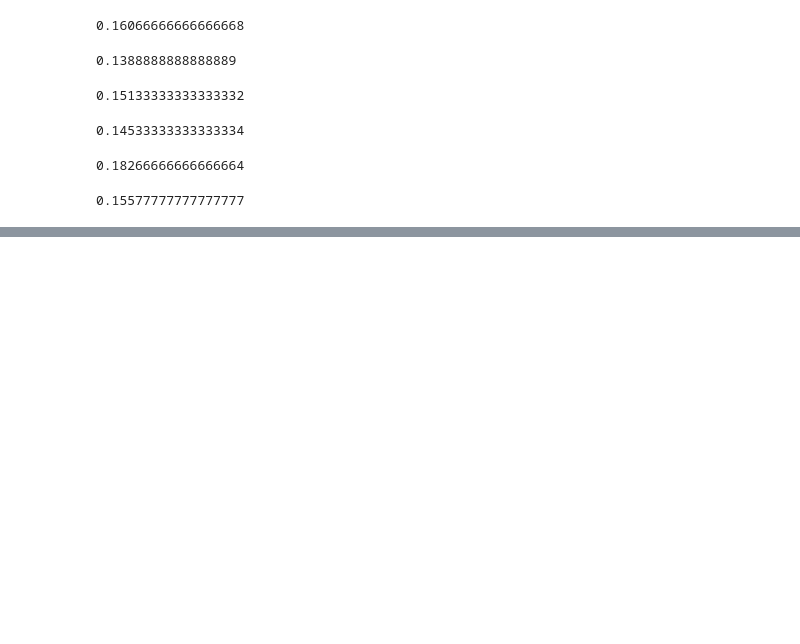
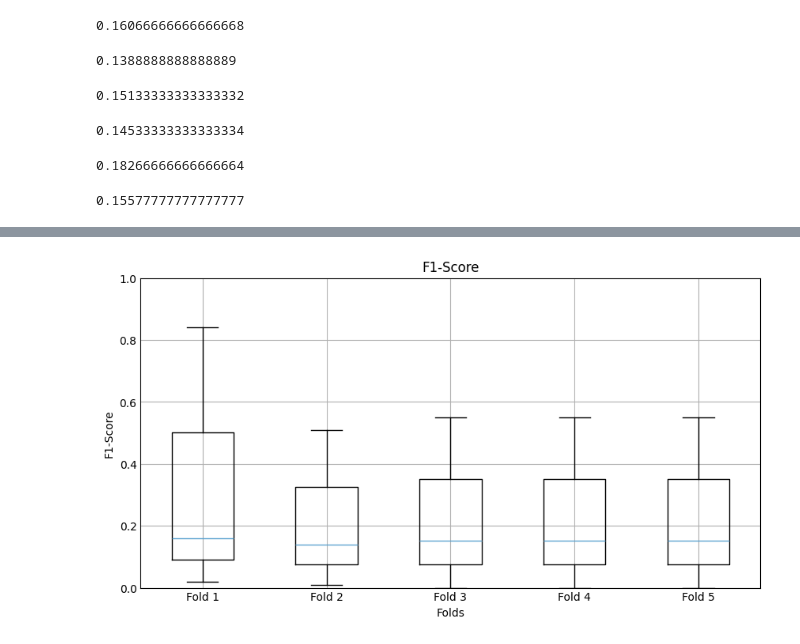
Before and after one commit to 0zelot12/automatic-annotation-chatgpt, a Jupyter notebook: visulization.ipynb, the cells around one changed output, grey strips where cells are left out. Cells and saved outputs as stored; diff of their text form; code cells hidden in the pictures; blank space fills up the shorter version.

Commit message:
More data

```diff
--- a/visulization.ipynb
+++ b/visulization.ipynb
@@ -135,0 +140,31 @@ plt.savefig('scatter_plot.png', dpi=700)
+# %%
+import matplotlib.pyplot as plt
+import numpy as np
+
+data1 = np.min(f1_scores_fold_0), np.mean(f1_scores_fold_0), np.max(f1_scores_fold_0)
+data2 = np.min(f1_scores_fold_1), np.mean(f1_scores_fold_1), np.max(f1_scores_fold_1)
+data3 = np.min(f1_scores_fold_2), np.mean(f1_scores_fold_2), np.max(f1_scores_fold_2)
+data4 = np.min(f1_scores_fold_3), np.mean(f1_scores_fold_3), np.max(f1_scores_fold_3)
+data5 = np.min(f1_scores_fold_4), np.mean(f1_scores_fold_4), np.max(f1_scores_fold_4)
+
+plt.figure(figsize=(8,4))
+
+# Create a boxplot
+plt.boxplot([data1, data2, data3, data3, data3])
+
+# Add labels to the x-axis
+plt.xticks([1, 2, 3, 4, 5], ['Fold 1', 'Fold 2', 'Fold 3','Fold 4','Fold 5'])
+
+# Add a title and labels
+plt.title('F1-Score')
+plt.xlabel('Folds')
+plt.ylabel('F1-Score')
+
+plt.ylim(0, 1)
+
+plt.grid(True)
+
+# Show the plot
+plt.show()
+# %% [output]
+[figure, added]
```
Also changed, not shown: parts of 2 cells of this notebook.
